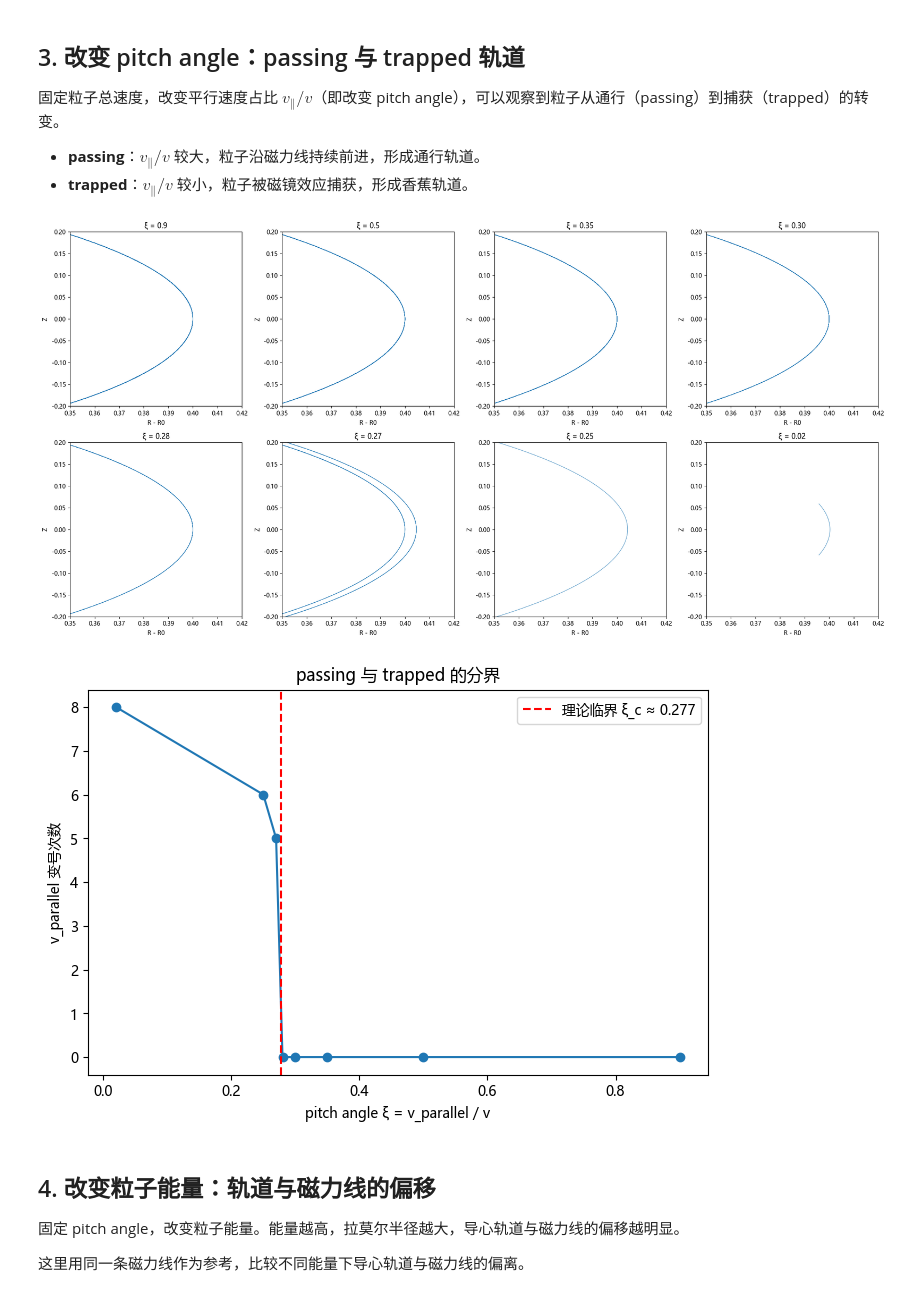
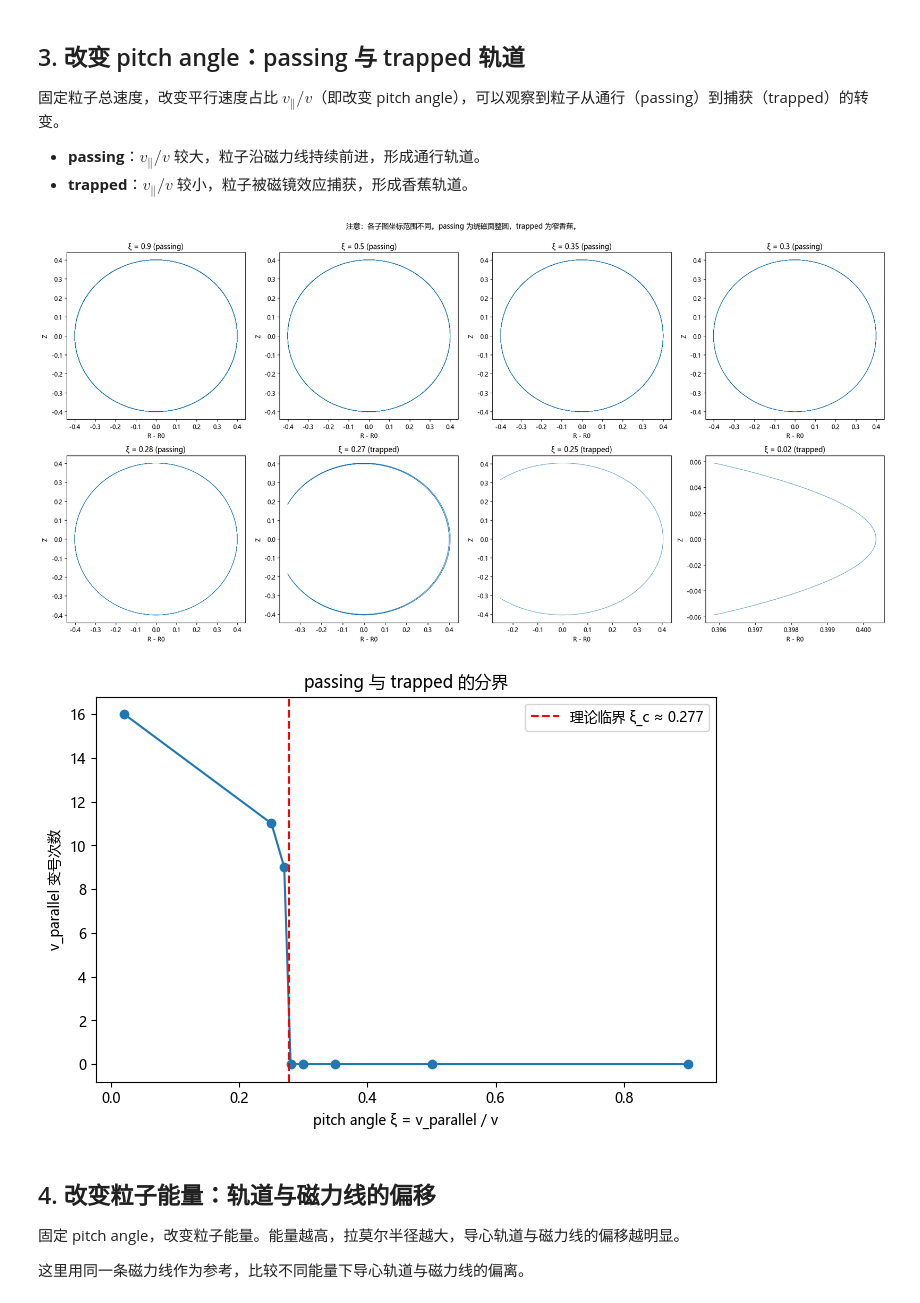
Before and after one commit to Lamb701/particle-simulation, a Jupyter notebook: notebooks/complete_report.ipynb, the cells around one changed output. Drawn from its saved outputs; the diff is of its cells as text; code cells hidden in the pictures.

```diff
--- a/notebooks/complete_report.ipynb
+++ b/notebooks/complete_report.ipynb
@@ -106,63 +106,50 @@ plt.show()
 # 固定总速度，改变 v_parallel/v，加密到捕获分界附近
 v_total = 1.2e5
 pitch_ratios = [0.9, 0.5, 0.35, 0.30, 0.28, 0.27, 0.25, 0.02]
-labels = ['0.9', '0.5', '0.35', '0.30', '0.28', '0.27', '0.25', '0.02']
 
 fig, axes = plt.subplots(2, 4, figsize=(20, 10))
-for ax, ratio, label in zip(axes.flat, pitch_ratios, labels):
+sign_counts = []
+for ax, ratio in zip(axes.flat, pitch_ratios):
     v_para = ratio * v_total
     v_perp = np.sqrt(v_total**2 - v_para**2)
     v = np.array([v_perp, v_para, 0.0])
     p = Particle(PROTON_CHARGE, PROTON_MASS, np.array([10.4, 0.0, 0.0]), v)
     result = guiding_center_integrate(field, p, dt=1e-7, n_steps=400000)
 
     vparas = result['v_parallel']
+    sign_changes = np.where(np.diff(np.sign(vparas)) != 0)[0]
+    sign_counts.append(len(sign_changes))
     # 对 trapped 粒子只画一个完整 bounce，使香蕉形状清晰可见
-    sign_changes = np.where(np.diff(np.sign(vparas)) != 0)[0]
     if len(sign_changes) >= 2 and ratio < 0.27:
-        start = sign_changes[0]
-        end = sign_changes[1]
+        start, end = sign_changes[0], sign_changes[1]
         R = np.sqrt(result['trajectory'][start:end, 0]**2 + result['trajectory'][start:end, 1]**2)
         Z = result['trajectory'][start:end, 2]
     else:
         R = np.sqrt(result['trajectory'][:200000, 0]**2 + result['trajectory'][:200000, 1]**2)
         Z = result['trajectory'][:200000, 2]
 
     ax.plot(R - R0, Z, lw=0.6)
     ax.set_xlabel('R - R0')
     ax.set_ylabel('Z')
-    ax.set_title(f'ξ = {label}')
+    kind = 'trapped' if len(sign_changes) >= 2 else 'passing'
+    ax.set_title(f'ξ = {ratio} ({kind})')
 
-# 统一坐标范围，便于比较
-for ax in axes.flat:
-    ax.set_xlim(0.35, 0.42)
-    ax.set_ylim(-0.2, 0.2)
-
+fig.suptitle('注意：各子图坐标范围不同。passing 为绕磁面整圆，trapped 为窄香蕉。', y=1.0)
 plt.tight_layout()
 plt.show()
 
 # 附加：v_parallel 变号次数随 pitch angle 的变化
-sign_counts = []
-for ratio in pitch_ratios:
-    v_para = ratio * v_total
-    v_perp = np.sqrt(v_total**2 - v_para**2)
-    v = np.array([v_perp, v_para, 0.0])
-    p = Particle(PROTON_CHARGE, PROTON_MASS, np.array([10.4, 0.0, 0.0]), v)
-    result = guiding_center_integrate(field, p, dt=1e-7, n_steps=200000)
-    vparas = result['v_parallel']
-    sign_counts.append(np.sum(np.diff(np.sign(vparas)) != 0))
-
 fig, ax = plt.subplots(figsize=(8, 5))
 ax.plot(pitch_ratios, sign_counts, 'o-')
 ax.axvline(x=0.277, color='r', linestyle='--', label='理论临界 ξ_c ≈ 0.277')
 ax.set_xlabel('pitch angle ξ = v_parallel / v')
 ax.set_ylabel('v_parallel 变号次数')
 ax.set_title('passing 与 trapped 的分界')
 ax.legend()
 plt.show()
 # %% [output]
-[figure, old version]
+[figure, new version]
-[figure, old version]
+[figure, new version]
 # %% [markdown]
 ## 4. 改变粒子能量：轨道与磁力线的偏移
 
```
Also changed, not shown: 4 other files.
